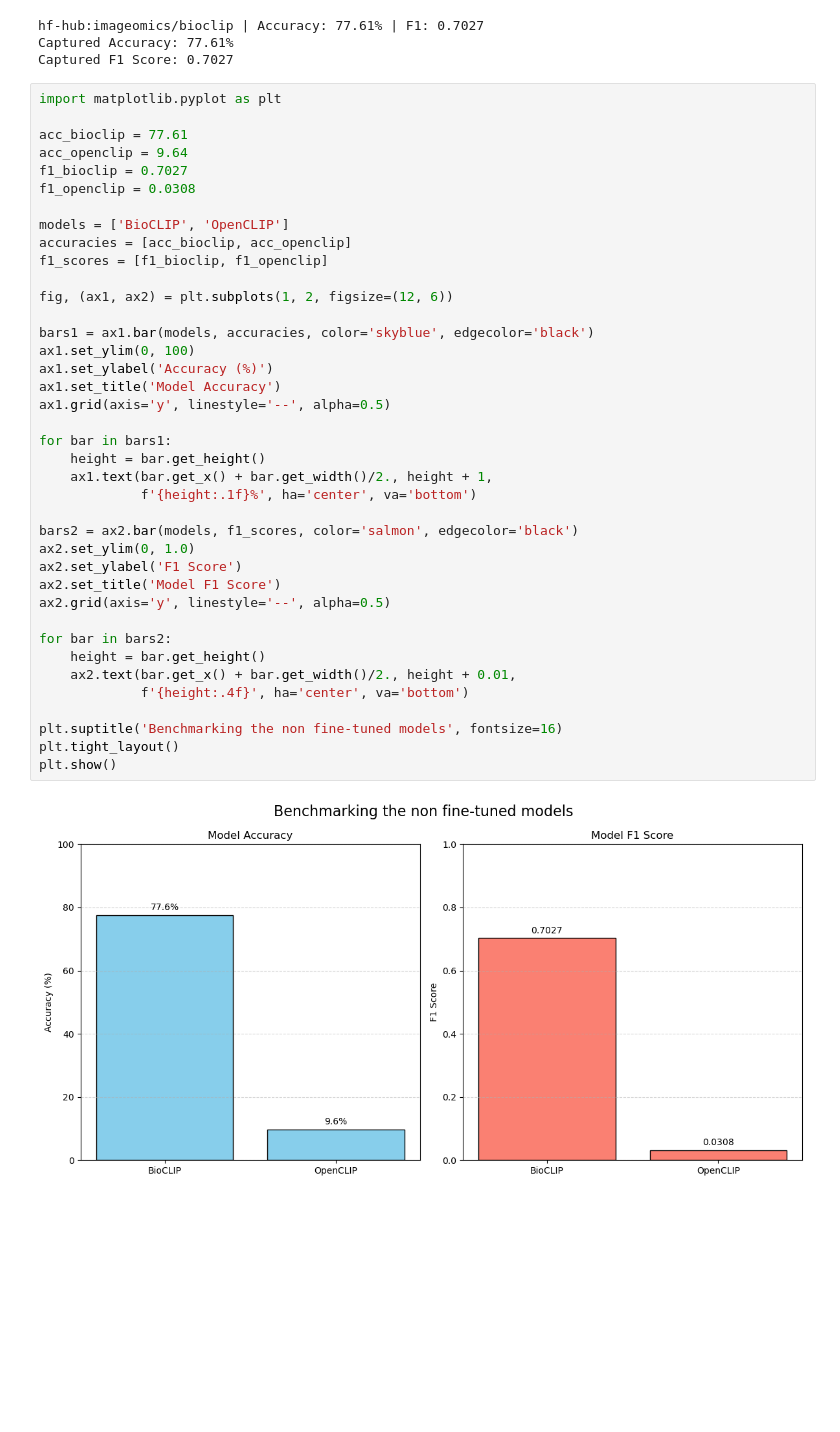
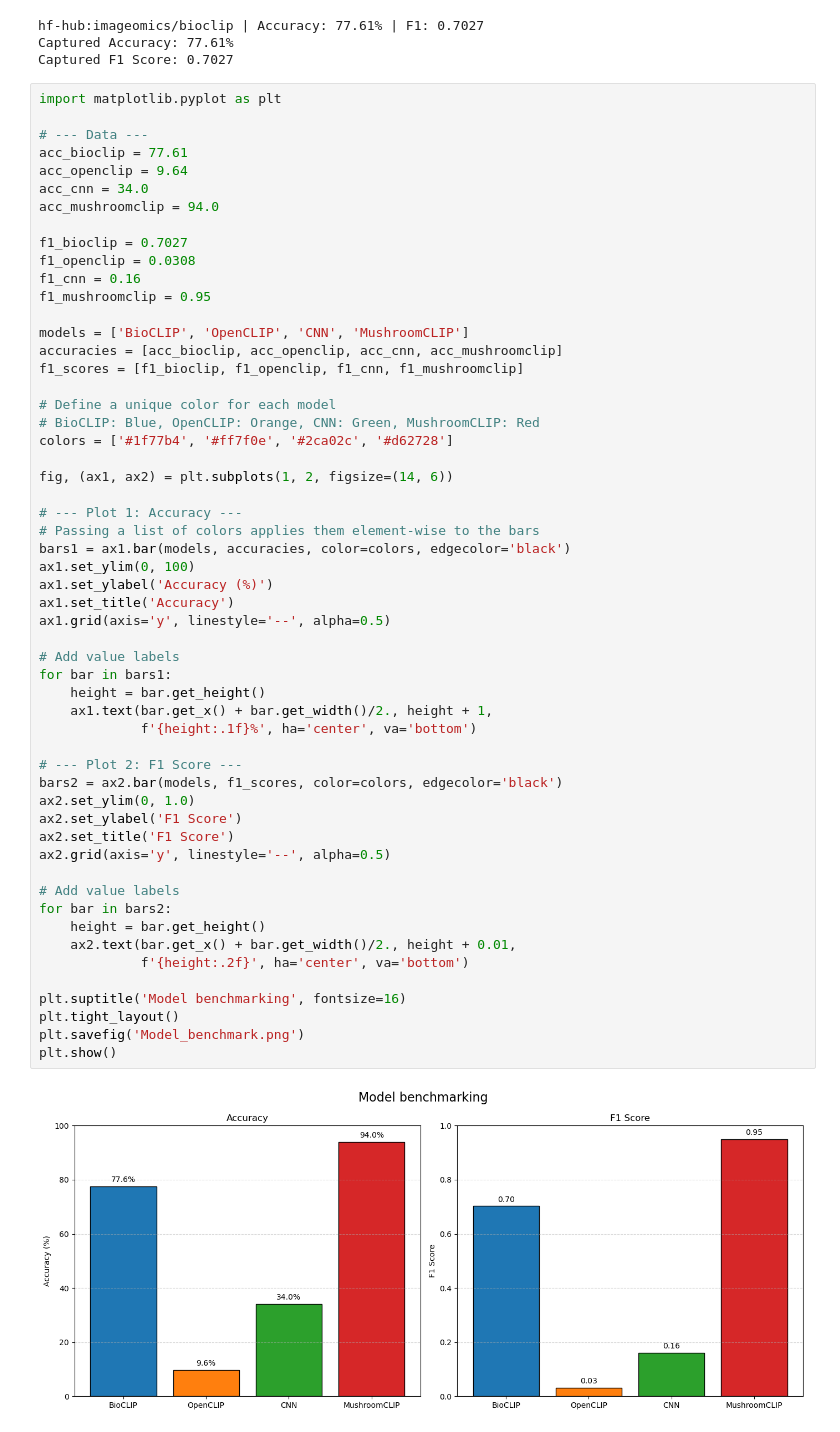
Before and after one commit to crispinlang/CO5_image_classification_project, a Jupyter notebook: project.ipynb, the cells around one changed output. Drawn from its saved outputs; the diff is of its cells as text; blank space fills up the shorter version.

Commit message:
Finished results plot and added to documentation, updated title image

```diff
--- a/project.ipynb
+++ b/project.ipynb
@@ -289,41 +289,57 @@ Captured F1 Score: 0.7027
 # %%
 import matplotlib.pyplot as plt
 
+# --- Data ---
 acc_bioclip = 77.61
 acc_openclip = 9.64
+acc_cnn = 34.0
+acc_mushroomclip = 94.0
+
 f1_bioclip = 0.7027
 f1_openclip = 0.0308
+f1_cnn = 0.16
+f1_mushroomclip = 0.95
 
-models = ['BioCLIP', 'OpenCLIP']
-accuracies = [acc_bioclip, acc_openclip]
-f1_scores = [f1_bioclip, f1_openclip]
+models = ['BioCLIP', 'OpenCLIP', 'CNN', 'MushroomCLIP']
+accuracies = [acc_bioclip, acc_openclip, acc_cnn, acc_mushroomclip]
+f1_scores = [f1_bioclip, f1_openclip, f1_cnn, f1_mushroomclip]
 
-fig, (ax1, ax2) = plt.subplots(1, 2, figsize=(12, 6))
+# Define a unique color for each model
+# BioCLIP: Blue, OpenCLIP: Orange, CNN: Green, MushroomCLIP: Red
+colors = ['#1f77b4', '#ff7f0e', '#2ca02c', '#d62728']
 
-bars1 = ax1.bar(models, accuracies, color='skyblue', edgecolor='black')
+fig, (ax1, ax2) = plt.subplots(1, 2, figsize=(14, 6))
+
+# --- Plot 1: Accuracy ---
+# Passing a list of colors applies them element-wise to the bars
+bars1 = ax1.bar(models, accuracies, color=colors, edgecolor='black')
 ax1.set_ylim(0, 100)
 ax1.set_ylabel('Accuracy (%)')
-ax1.set_title('Model Accuracy')
+ax1.set_title('Accuracy')
 ax1.grid(axis='y', linestyle='--', alpha=0.5)
 
+# Add value labels
 for bar in bars1:
     height = bar.get_height()
     ax1.text(bar.get_x() + bar.get_width()/2., height + 1,
              f'{height:.1f}%', ha='center', va='bottom')
 
-bars2 = ax2.bar(models, f1_scores, color='salmon', edgecolor='black')
+# --- Plot 2: F1 Score ---
+bars2 = ax2.bar(models, f1_scores, color=colors, edgecolor='black')
 ax2.set_ylim(0, 1.0)
 ax2.set_ylabel('F1 Score')
-ax2.set_title('Model F1 Score')
+ax2.set_title('F1 Score')
 ax2.grid(axis='y', linestyle='--', alpha=0.5)
 
+# Add value labels
 for bar in bars2:
     height = bar.get_height()
     ax2.text(bar.get_x() + bar.get_width()/2., height + 0.01,
-             f'{height:.4f}', ha='center', va='bottom')
+             f'{height:.2f}', ha='center', va='bottom')
 
-plt.suptitle('Benchmarking the non fine-tuned models', fontsize=16)
+plt.suptitle('Model benchmarking', fontsize=16)
 plt.tight_layout()
+plt.savefig('Model_benchmark.png')
 plt.show()
 # %% [output]
-[figure, old version]
+[figure, new version]
```
Also changed, not shown: 3 other files.
